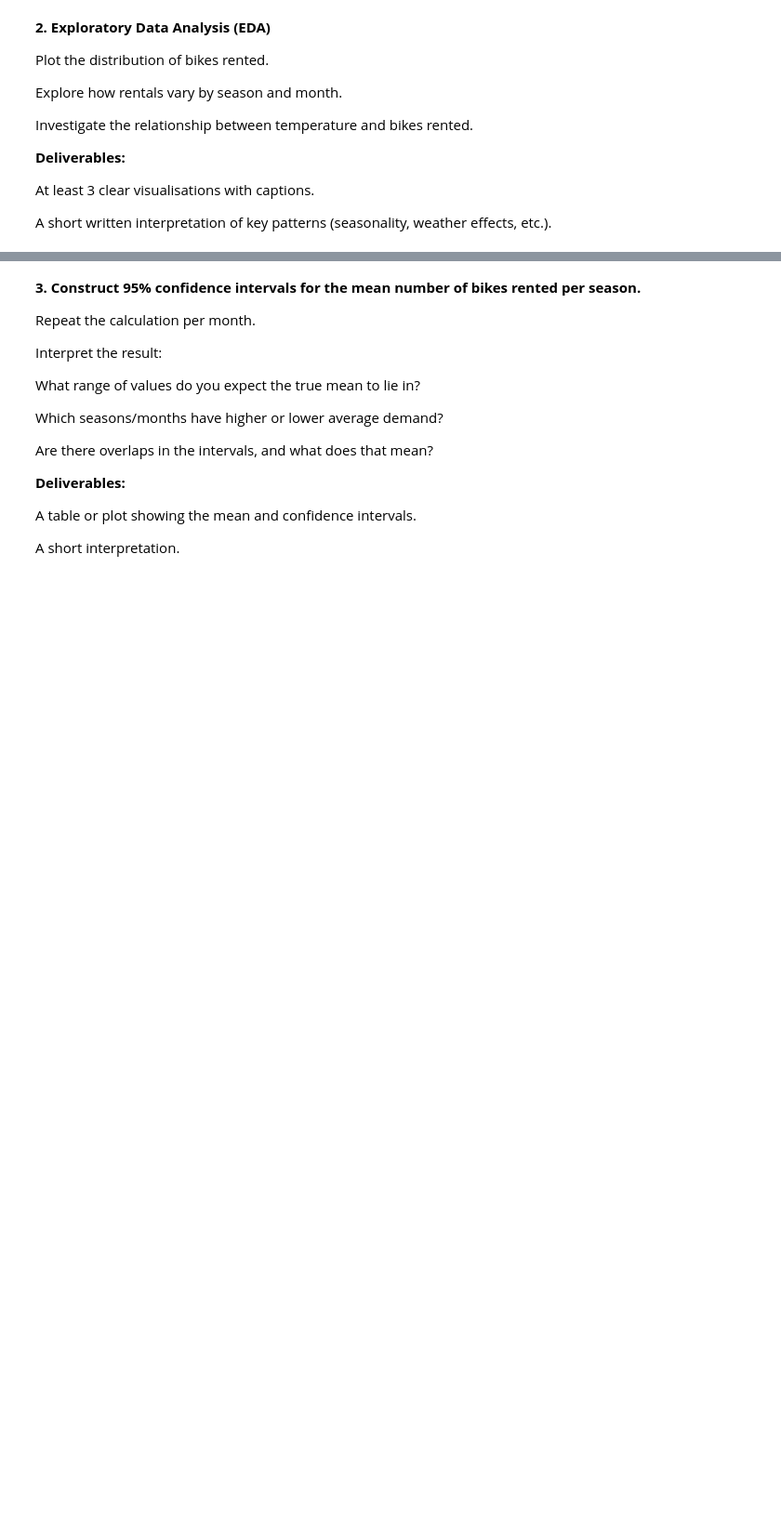
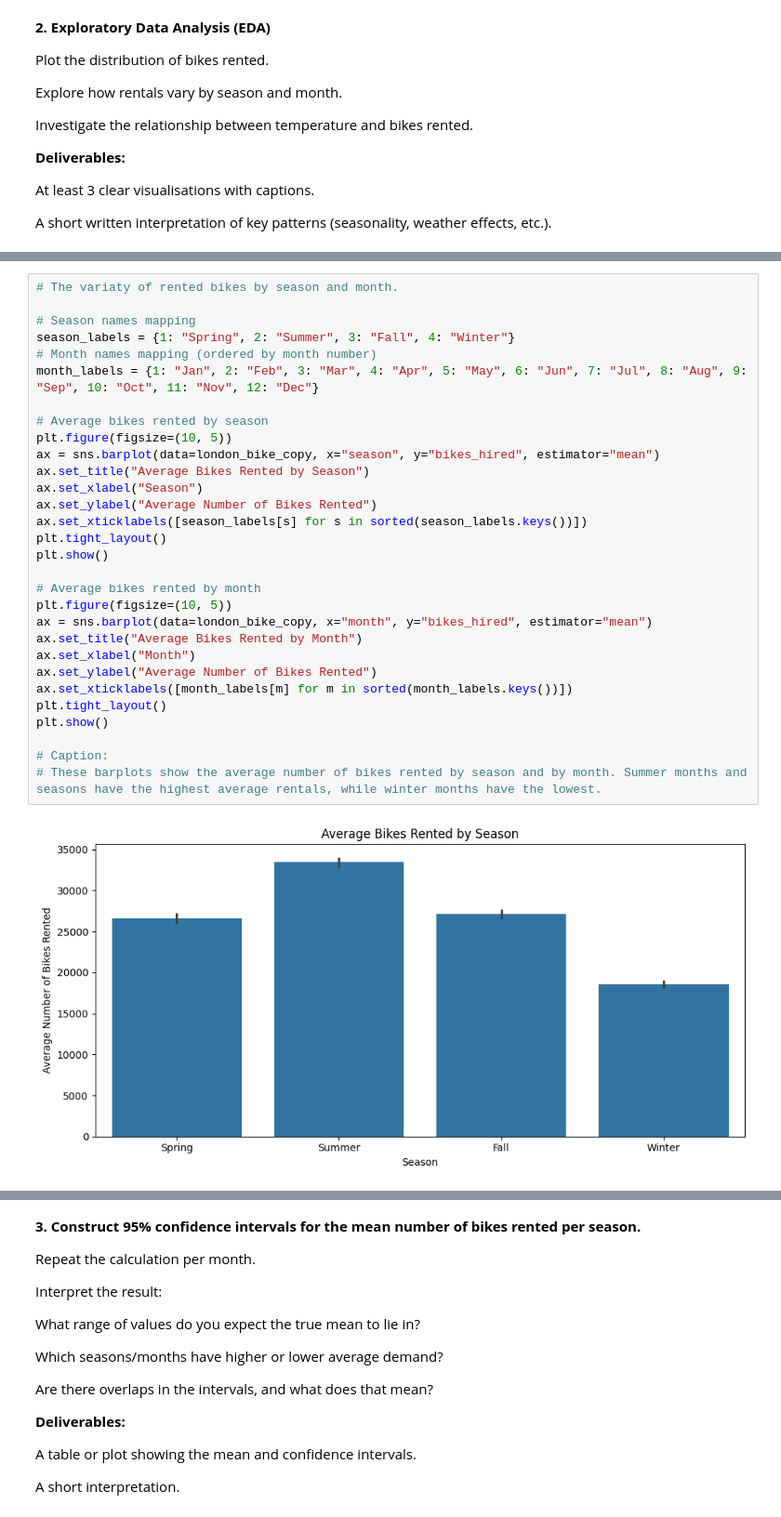
Before and after one commit to VitosTamas271/Analytics-through-coding-in-class, a Jupyter notebook: Session_3/Group_Project.ipynb, the cells around one changed output, grey strips where cells are left out. Shown: that part at 93% size. Cells and saved outputs as stored; diff of their text form; blank space fills up the shorter version.

```diff
--- a/Session_3/Group_Project.ipynb
+++ b/Session_3/Group_Project.ipynb
@@ -116,0 +137,32 @@ A short written interpretation of key patterns (seasonality, weather effects, et
+# %%
+# The variaty of rented bikes by season and month.
+
+# Season names mapping
+season_labels = {1: "Spring", 2: "Summer", 3: "Fall", 4: "Winter"}
+# Month names mapping (ordered by month number)
+month_labels = {1: "Jan", 2: "Feb", 3: "Mar", 4: "Apr", 5: "May", 6: "Jun", 7: "Jul", 8: "Aug", 9: "Sep", 10: "Oct", 11: "Nov", 12: "Dec"}
+
+# Average bikes rented by season
+plt.figure(figsize=(10, 5))
+ax = sns.barplot(data=london_bike_copy, x="season", y="bikes_hired", estimator="mean")
+ax.set_title("Average Bikes Rented by Season")
+ax.set_xlabel("Season")
+ax.set_ylabel("Average Number of Bikes Rented")
+ax.set_xticklabels([season_labels[s] for s in sorted(season_labels.keys())])
+plt.tight_layout()
+plt.show()
+
+# Average bikes rented by month
+plt.figure(figsize=(10, 5))
+ax = sns.barplot(data=london_bike_copy, x="month", y="bikes_hired", estimator="mean")
+ax.set_title("Average Bikes Rented by Month")
+ax.set_xlabel("Month")
+ax.set_ylabel("Average Number of Bikes Rented")
+ax.set_xticklabels([month_labels[m] for m in sorted(month_labels.keys())])
+plt.tight_layout()
+plt.show()
+
+# Caption:
+# These barplots show the average number of bikes rented by season and by month. Summer months and seasons have the highest average rentals, while winter months have the lowest.
+# %% [output]
+[figure, added]
```
Also changed, not shown: parts of 5 cells of this notebook.
